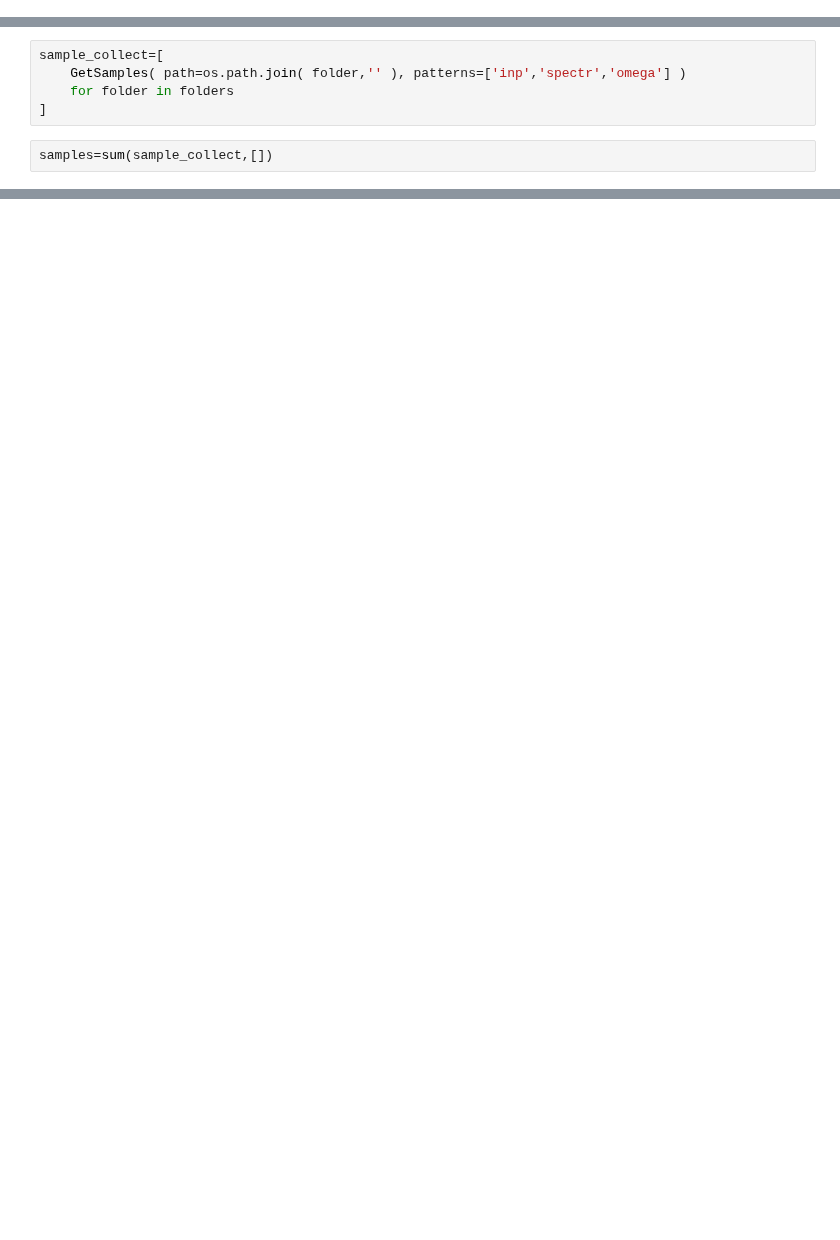
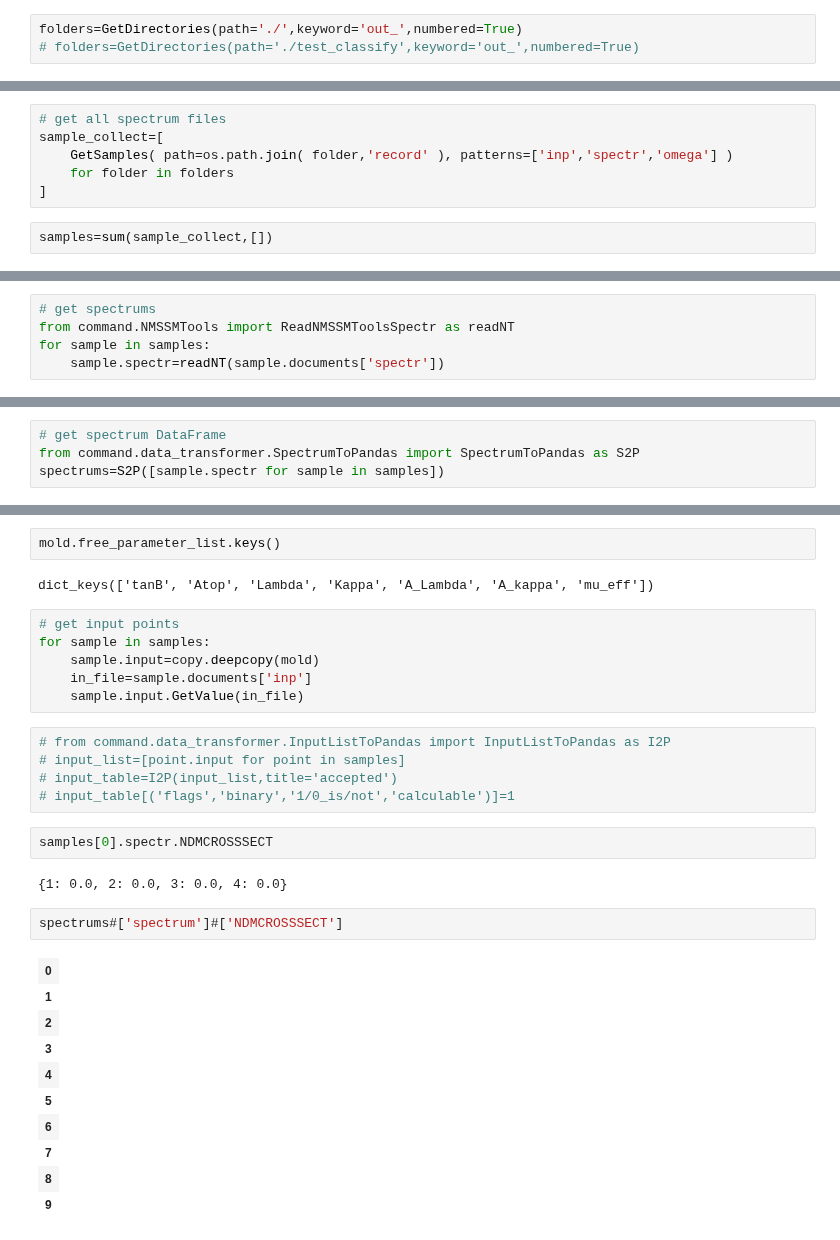
Before and after one commit to vooum/ScanCraft, a Jupyter notebook: ScanCraft/laboratory/collect.ipynb, the cells around one changed output, grey strips where cells are left out. Cells and saved outputs as stored; diff of their text form; blank space fills up the shorter version.

```diff
--- a/ScanCraft/laboratory/collect.ipynb
+++ b/ScanCraft/laboratory/collect.ipynb
@@ -8,3 +6,6 @@ folders=GetDirectories(path='./Pylon',keyword='record',numbered=False)
+# %%
+folders=GetDirectories(path='./',keyword='out_',numbered=True)
+# folders=GetDirectories(path='./test_classify',keyword='out_',numbered=True)
 # %%
 folders
 # %% [output]
@@ -12,6 +15,7 @@ folders
 # %%
+# get all spectrum files
 sample_collect=[
-    GetSamples( path=os.path.join( folder,'' ), patterns=['inp','spectr','omega'] )
+    GetSamples( path=os.path.join( folder,'record' ), patterns=['inp','spectr','omega'] )
     for folder in folders
 ]
 # %%
@@ -193,0 +43,5 @@ MultiIndex(levels=[['accepted', 'flags'], ['EXTPAR', 'MINPAR', 'binary'], [1, 2,
+# %%
+# get spectrums
+from command.NMSSMTools import ReadNMSSMToolsSpectr as readNT
+for sample in samples:
+    sample.spectr=readNT(sample.documents['spectr'])
@@ -193,0 +52,4 @@ MultiIndex(levels=[['accepted', 'flags'], ['EXTPAR', 'MINPAR', 'binary'], [1, 2,
+# %%
+# get spectrum DataFrame
+from command.data_transformer.SpectrumToPandas import SpectrumToPandas as S2P
+spectrums=S2P([sample.spectr for sample in samples])
@@ -193,0 +105,32 @@ MultiIndex(levels=[['accepted', 'flags'], ['EXTPAR', 'MINPAR', 'binary'], [1, 2,
+# %%
+mold.free_parameter_list.keys()
+# %% [output]
+dict_keys(['tanB', 'Atop', 'Lambda', 'Kappa', 'A_Lambda', 'A_kappa', 'mu_eff'])
+# %%
+# get input points
+for sample in samples:
+    sample.input=copy.deepcopy(mold)
+    in_file=sample.documents['inp']
+    sample.input.GetValue(in_file)
+# %%
+# from command.data_transformer.InputListToPandas import InputListToPandas as I2P
+# input_list=[point.input for point in samples]
+# input_table=I2P(input_list,title='accepted')
+# input_table[('flags','binary','1/0_is/not','calculable')]=1
+# %%
+samples[0].spectr.NDMCROSSSECT
+# %% [output]
+{1: 0.0, 2: 0.0, 3: 0.0, 4: 0.0}
+# %%
+spectrums#['spectrum']#['NDMCROSSSECT']
+# %% [output]
+| 0 |
+| 1 |
+| 2 |
+| 3 |
+| 4 |
+| 5 |
+| 6 |
+| 7 |
+| 8 |
+| 9 |
```
Also changed, not shown: parts of 47 cells of this notebook, 9 other files.
